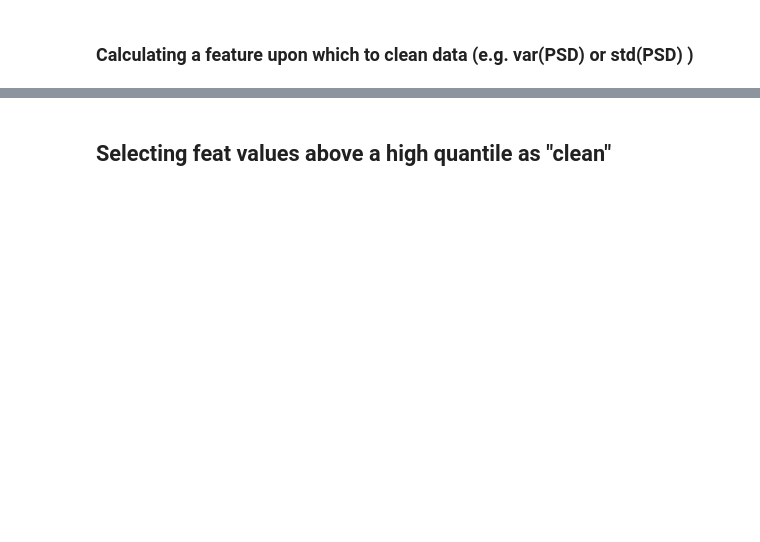
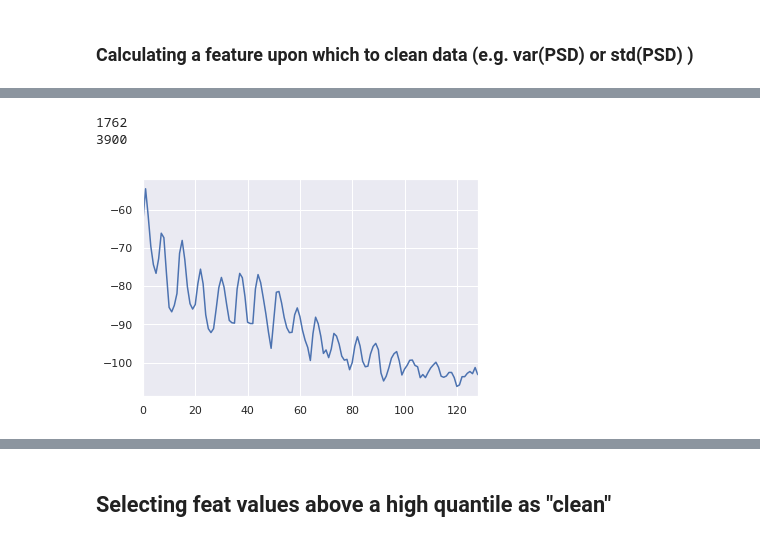
Before and after one commit to kalfasyan/wingbeat_frequencies, a Jupyter notebook: DEMO_EDAa.ipynb, the cells around one changed output, grey strips where cells are left out. Drawn from its saved outputs; the diff is of its cells as text; code cells hidden in the pictures; blank space fills up the shorter version.

```diff
--- a/DEMO_EDAa.ipynb
+++ b/DEMO_EDAa.ipynb
@@ -79,0 +73,11 @@ np_hist(sub, 'feat', res=1)
+# %%
+inds = df[(df['feat']>15) & (df['feat']<200)].index.values
+sub = d_psd.X.loc[inds]
+# sub = d_raw.X.loc[inds]
+sub.iloc[np.random.randint(0,sub.shape[0])].plot()
+print(sub.shape[0])
+print(d_psd.X.shape[0])
+# %% [output]
+1762
+3900
+[figure, added]
```
Also changed, not shown: parts of 21 cells of this notebook, 7 other files.
